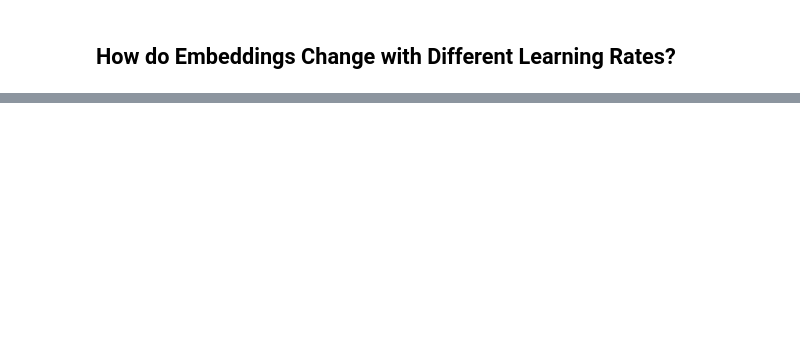
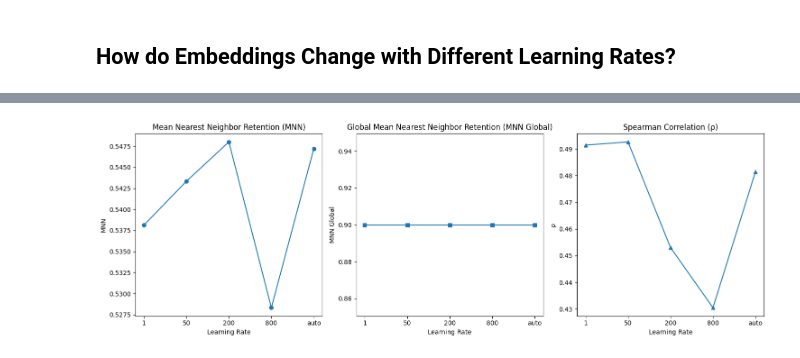
Before and after one commit to giSolve/thesis, a Jupyter notebook: code/notebooks/learning_rate.ipynb, the cells around one changed output, grey strips where cells are left out. Cells and saved outputs as stored; diff of their text form; code cells hidden in the pictures; blank space fills up the shorter version.

Commit message:
added plots for measuring embedding quality

```diff
--- a/code/notebooks/learning_rate.ipynb
+++ b/code/notebooks/learning_rate.ipynb
@@ -87,0 +97,38 @@ plot_embedding_grid(seeds, learning_rates, "seed", "learning rate", embedding_di
+# %%
+import numpy as np
+def average_quality_measures(embedding_dict, X):
+    """
+    Computes the average quality measures across different seeds for each learning rate.
+
+    Parameters:
+        embedding_dict (dict): Dictionary with (seed, learning_rate) as keys and (embedding, labels) as values.
+        X (numpy.ndarray): Original high-dimensional data.
+        y (numpy.ndarray): Class labels.
+
+    Returns:
+        dict: Dictionary with learning_rate as keys and averaged (mnn, mnn_global, rho) as values.
+    """
+    quality_results = {}
+
+    # Extract all unique learning rates
+    learning_rates = set(eta for _, eta in embedding_dict.keys())
+
+    for eta in learning_rates:
+        mnn_list, mnn_global_list, rho_list = [], [], []
+
+        for seed in [key[0] for key in embedding_dict.keys() if key[1] == eta]:
+            embedding, labels = embedding_dict[(seed, eta)]
+            mnn, mnn_global, rho = embedding_quality(X, embedding, labels)
+
+            mnn_list.append(mnn)
+            mnn_global_list.append(mnn_global)
+            rho_list.append(rho)
+
+        # Compute averages
+        quality_results[eta] = (
+            np.mean(mnn_list),
+            np.mean(mnn_global_list),
+            np.mean(rho_list)
+        )
+
+    return quality_results
@@ -87,0 +227,6 @@ plot_embedding_grid(seeds, learning_rates, "seed", "learning rate", embedding_di
+# %%
+quality_results = average_quality_measures(embedding_dict, X)
+# %%
+plot_quality_measures(quality_results)
+# %% [output]
+[figure, added]
```
Also changed, not shown: parts of 9 cells of this notebook, 1 other file.
